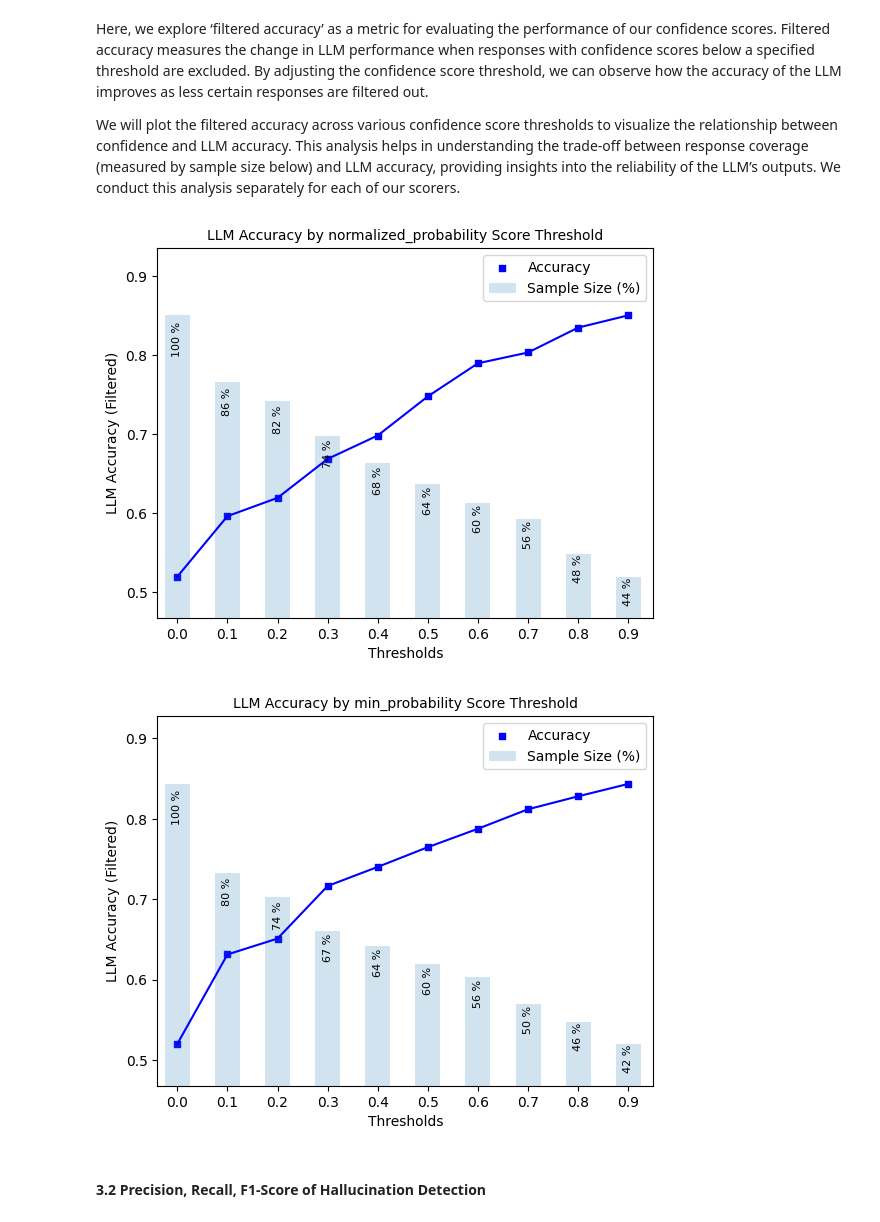
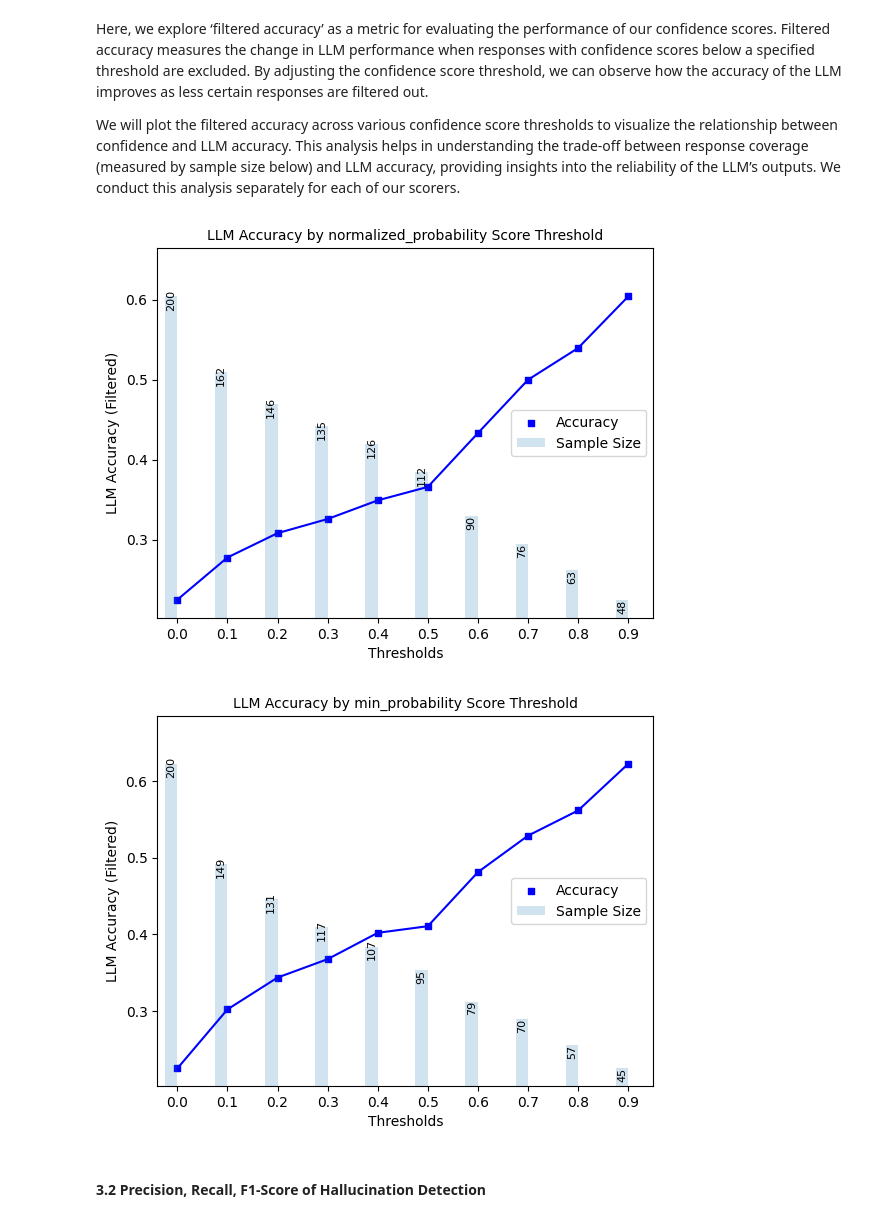
Before and after one commit to andrewhall1124/uncertainty-quantification, a Jupyter notebook: uncertainty_quantification/white_box_demo.ipynb, the cells around one changed output. Saved outputs shown, nothing was run; the diff lists cells and outputs as text; code cells hidden in the pictures.

```diff
--- a/uncertainty_quantification/white_box_demo.ipynb
+++ b/uncertainty_quantification/white_box_demo.ipynb
@@ -95,9 +95,9 @@ from langchain_openai import AzureChatOpenAI
 
 load_dotenv(find_dotenv())
 llm = AzureChatOpenAI(
-    deployment_name="gpt-4o",
+    deployment_name="gpt-4.1-nano",
     openai_api_type="azure",
-    openai_api_version="2024-02-15-preview",
+    openai_api_version="2024-12-01-preview",
     temperature=1,  # User to set temperature
 )
 # %% [markdown]
@@ -233,10 +232,10 @@ Here, we explore ‘filtered accuracy’ as a metric for evaluating the performa
 We will plot the filtered accuracy across various confidence score thresholds to visualize the relationship between confidence and LLM accuracy. This analysis helps in understanding the trade-off between response coverage (measured by sample size below) and LLM accuracy, providing insights into the reliability of the LLM’s outputs. We conduct this analysis separately for each of our scorers.
 # %%
 for scorer in ["normalized_probability", "min_probability"]:
-    plot_model_accuracies(scores=result_df[scorer], correct_indicators=result_df.response_correct, title=f"LLM Accuracy by {scorer} Score Threshold", display_percentage=True)
+    plot_model_accuracies(scores=result_df[scorer], correct_indicators=result_df.response_correct, title=f"LLM Accuracy by {scorer} Score Threshold")
 # %% [output]
-[figure, old version]
+[figure, new version]
-[figure, old version]
+[figure, new version]
 # %% [markdown]
 #### 3.2 Precision, Recall, F1-Score of Hallucination Detection
 # %% [markdown]
```
Also changed, not shown: parts of 5 cells of this notebook.
